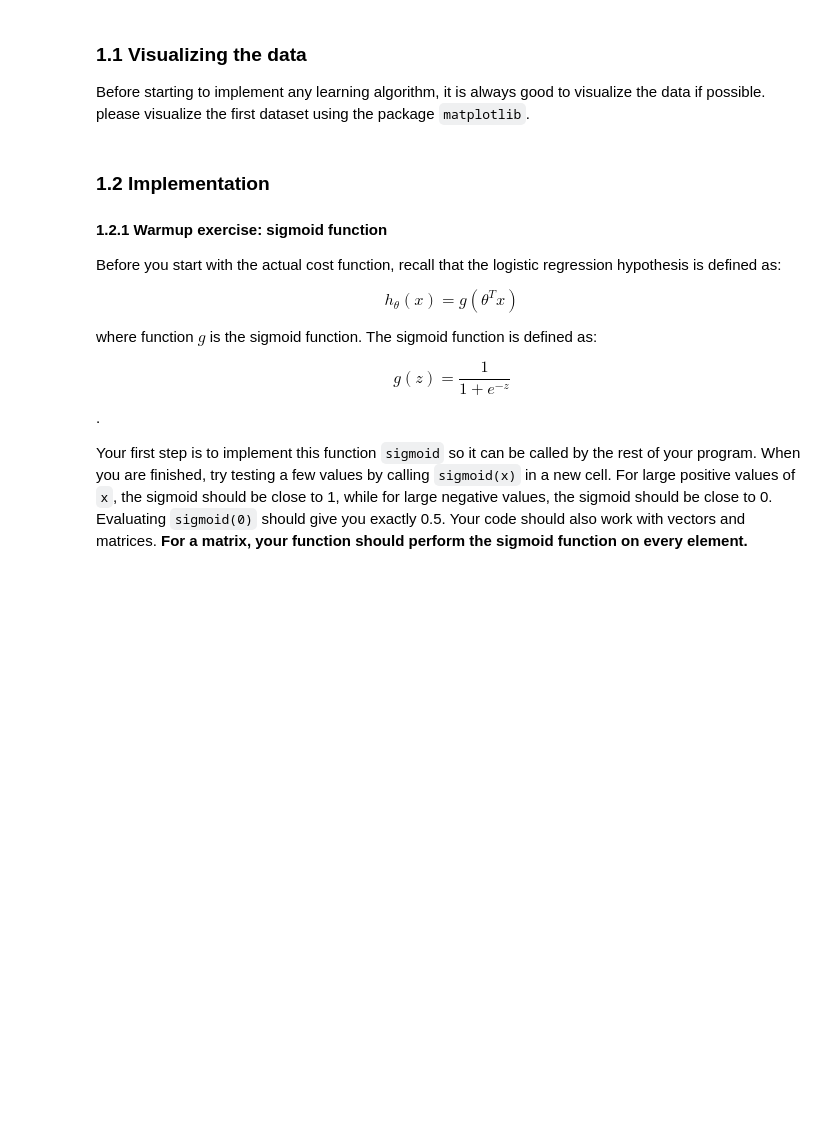
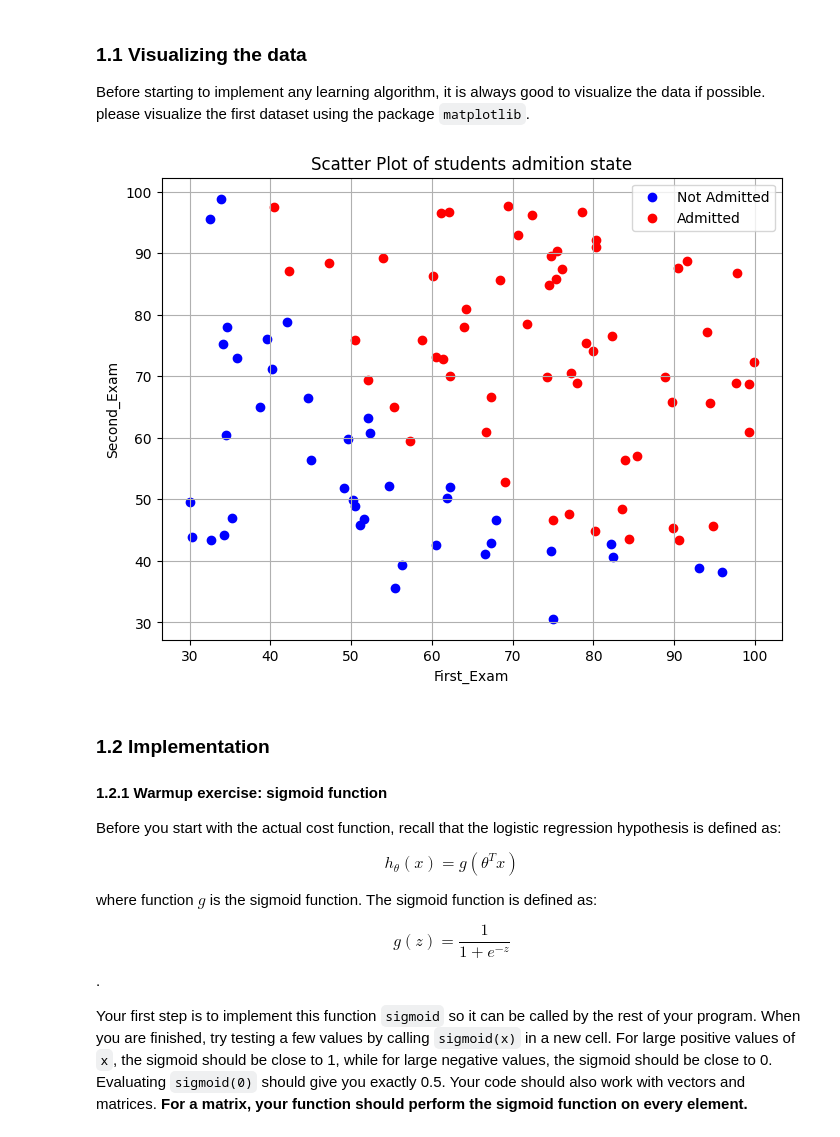
Before and after one commit to Toms752384/MML-Exercises, a Jupyter notebook: Exercise_3_Logistic_Regression.ipynb, the cells around one changed output. Saved outputs shown, nothing was run; the diff lists cells and outputs as text; code cells hidden in the pictures; blank space fills up the shorter version.

Commit message:
visualization

```diff
--- a/Exercise_3_Logistic_Regression.ipynb
+++ b/Exercise_3_Logistic_Regression.ipynb
@@ -49,6 +51,26 @@ Before starting to implement any learning algorithm, it is always good to visual
 please visualize the first dataset using the package `matplotlib`.
 # %%
 import matplotlib.pyplot as plt
+# %%
+# load dataset
+students = pd.read_csv("ex2data1.txt", names=["First_Exam", "Second_Exam", "Admission_Status"])
+
+# seperate data according to lables
+class_0 = students[students["Admission_Status"] == 0]
+class_1 = students[students["Admission_Status"] == 1]
+
+# create scatter plot
+plt.figure(figsize=(8,6))
+plt.scatter(class_0["First_Exam"], class_0["Second_Exam"], color='blue', label='Not Admitted')
+plt.scatter(class_1["First_Exam"], class_1["Second_Exam"], color='red', label='Admitted')
+plt.title('Scatter Plot of students admition state')
+plt.xlabel('First_Exam')
+plt.ylabel('Second_Exam')
+plt.legend()
+plt.grid(True)
+plt.show()
+# %% [output]
+[figure, added]
 # %% [markdown]
 ### 1.2 Implementation
 
```
Also changed, not shown: parts of 1 cell of this notebook.
